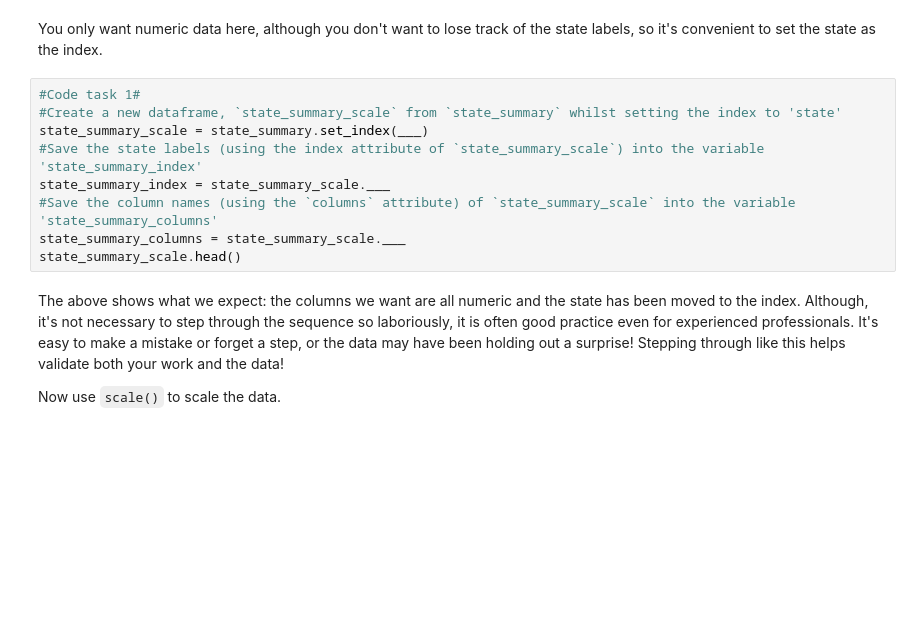
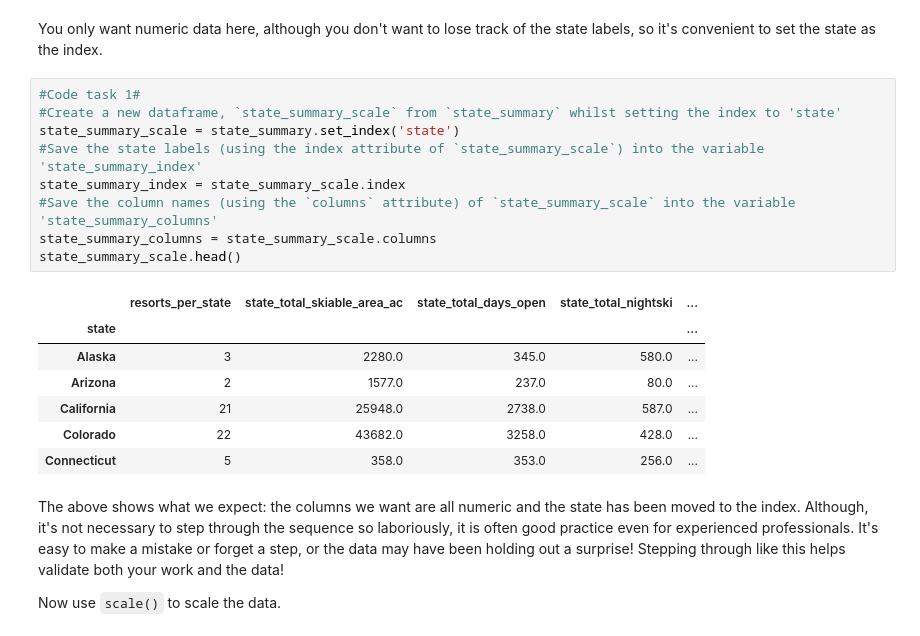
Before and after one commit to shayleelaura/DataScienceGuidedCapstone, a Jupyter notebook: Notebooks/03_exploratory_data_analysis.ipynb, the cells around one changed output. Saved outputs shown, nothing was run; the diff lists cells and outputs as text; blank space fills up the shorter version.

```diff
--- a/Notebooks/03_exploratory_data_analysis.ipynb
+++ b/Notebooks/03_exploratory_data_analysis.ipynb
@@ -283,12 +286,20 @@ You only want numeric data here, although you don't want to lose track of the st
 # %%
 #Code task 1#
 #Create a new dataframe, `state_summary_scale` from `state_summary` whilst setting the index to 'state'
-state_summary_scale = state_summary.set_index(___)
+state_summary_scale = state_summary.set_index('state')
 #Save the state labels (using the index attribute of `state_summary_scale`) into the variable 'state_summary_index'
-state_summary_index = state_summary_scale.___
+state_summary_index = state_summary_scale.index
 #Save the column names (using the `columns` attribute) of `state_summary_scale` into the variable 'state_summary_columns'
-state_summary_columns = state_summary_scale.___
+state_summary_columns = state_summary_scale.columns
 state_summary_scale.head()
+# %% [output]
+|  | resorts_per_state | state_total_skiable_area_ac | state_total_days_open | state_total_nightski | ... |
+| state |  |  |  |  | ... |
+| Alaska | 3 | 2280.0 | 345.0 | 580.0 | ... |
+| Arizona | 2 | 1577.0 | 237.0 | 80.0 | ... |
+| California | 21 | 25948.0 | 2738.0 | 587.0 | ... |
+| Colorado | 22 | 43682.0 | 3258.0 | 428.0 | ... |
+| Connecticut | 5 | 358.0 | 353.0 | 256.0 | ... |
 # %% [markdown]
 The above shows what we expect: the columns we want are all numeric and the state has been moved to the index. Although, it's not necessary to step through the sequence so laboriously, it is often good practice even for experienced professionals. It's easy to make a mistake or forget a step, or the data may have been holding out a surprise! Stepping through like this helps  validate both your work and the data!
 
```
Also changed, not shown: parts of 10 cells of this notebook, 1 other file.
